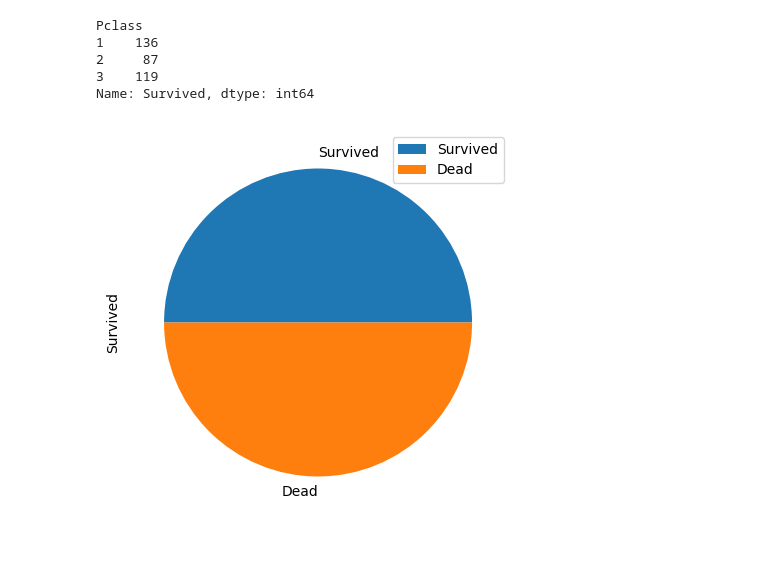
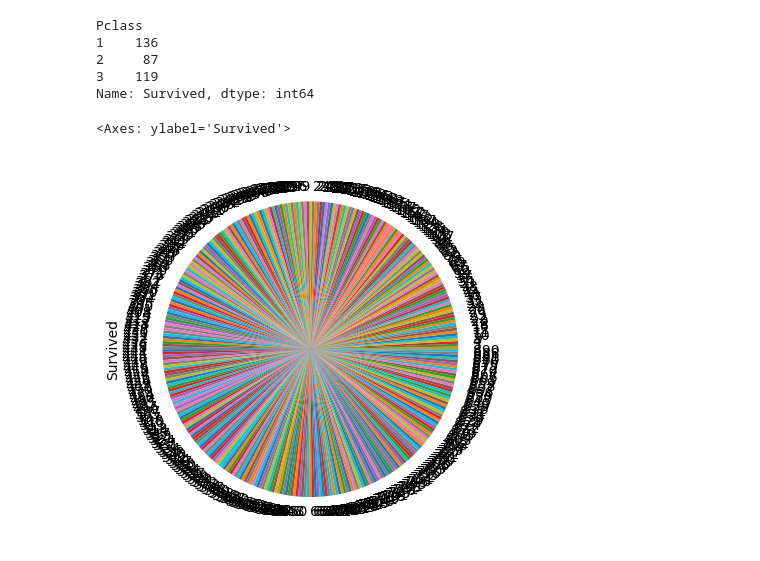
Before and after one commit to Laweens/unit-2-data_Science, a Jupyter notebook: titanic_questions.ipynb, the cells around one changed output. Saved outputs shown, nothing was run; the diff lists cells and outputs as text; code cells hidden in the pictures.

```diff
--- a/titanic_questions.ipynb
+++ b/titanic_questions.ipynb
@@ -26,10 +11,11 @@ Pclass
 2     87
 3    119
 Name: Survived, dtype: int64
-# %%
-df = pd.DataFrame({'Survived': [342],
-                   'Dead': [549]},
-                  index=['Survived', 'Dead'])
-plot = df.plot.pie(y='Survived', figsize=(5, 5))
-# %% [output]
-[figure, removed]
+# %%
+survived = df.groupby(['PassengerId'])['Survived'].sum()
+
+
+survived.plot(kind='pie')
+# %% [output]
+<Axes: ylabel='Survived'>
+[figure, added]
```
Also changed, not shown: parts of 1 cell of this notebook, 2 other files.
